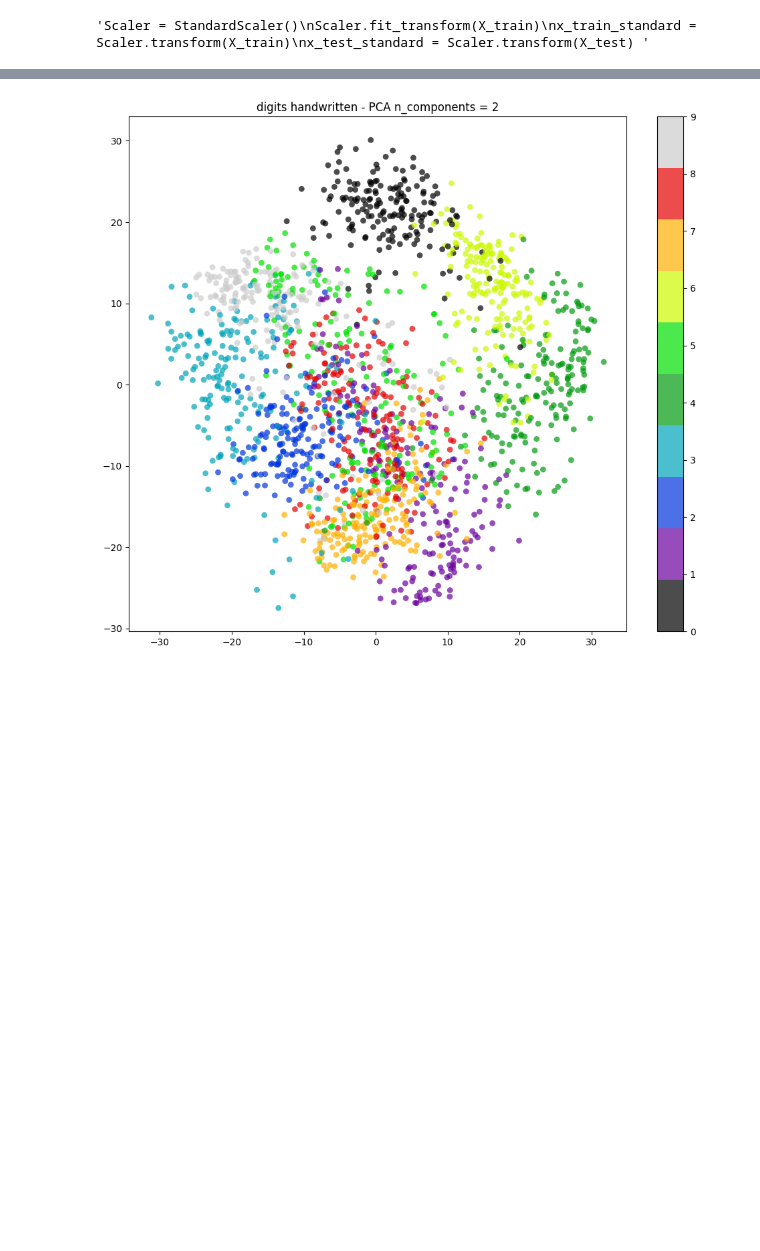
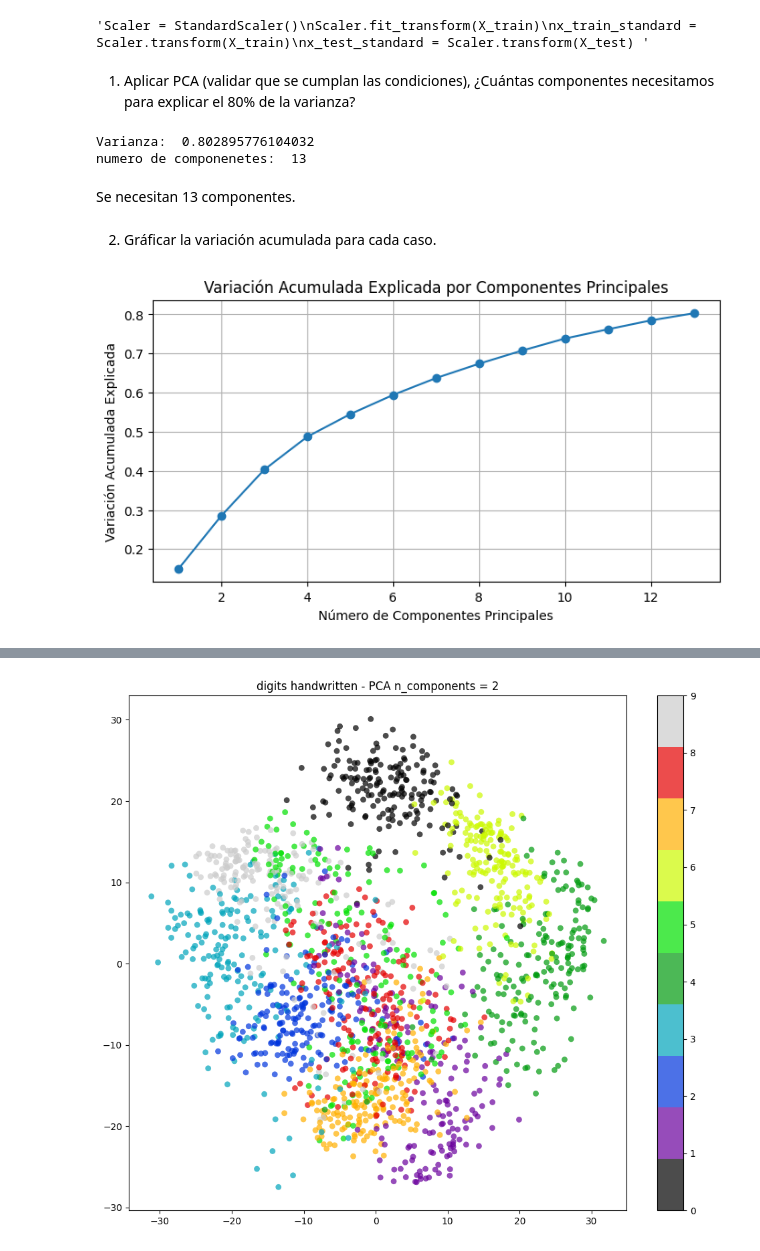
Before and after one commit to FrancoArtale/intro_ia_my_repository, a Jupyter notebook: tp_integrador_enunciado/tpi_parte3.ipynb, the cells around one changed output, grey strips where cells are left out. Saved outputs shown, nothing was run; the diff lists cells and outputs as text; code cells hidden in the pictures; blank space fills up the shorter version.

```diff
--- a/tp_integrador_enunciado/tpi_parte3.ipynb
+++ b/tp_integrador_enunciado/tpi_parte3.ipynb
@@ -83,3 +83,35 @@ x_train_standard = Scaler.transform(X_train)
 x_test_standard = Scaler.transform(X_test) """
 # %% [output]
 'Scaler = StandardScaler()\nScaler.fit_transform(X_train)\nx_train_standard = Scaler.transform(X_train)\nx_test_standard = Scaler.transform(X_test) '
+# %% [markdown]
+1. Aplicar PCA (validar que se cumplan las condiciones), ¿Cuántas componentes necesitamos para explicar el 80% de la varianza?
+# %%
+#APLICAMOS PCA PAR REDUCIR DIMENSIONALIDAD:
+pca = PCA(0.80)#aca podemos elegir que cantidad de componentes que queremos o poner la varianza que queremos reterner.n_components=21
+#principalComponents_train = pca.fit_transform(x_train_standard)
+X_reduced = pca.fit_transform(X)
+
+#varianza explicada por nuestra nueva dimensión de datos:
+print("Varianza: ", sum(pca.explained_variance_ratio_))
+print("numero de componenetes: ", pca.n_components_)
+# %% [output]
+Varianza:  0.802895776104032
+numero de componenetes:  13
+# %% [markdown]
+Se necesitan 13 componentes.
+# %% [markdown]
+2. Gráficar la variación acumulada para cada caso.
+# %%
+# Calcular la variación acumulada explicada
+explained_variance_ratio_cumsum = np.cumsum(pca.explained_variance_ratio_)
+componentes = range(1,pca.n_components_+1)
+# Graficar la variación acumuladas
+plt.figure(figsize=(8,4))
+plt.plot(componentes, explained_variance_ratio_cumsum, marker='o')
+plt.title('Variación Acumulada Explicada por Componentes Principales')
+plt.xlabel('Número de Componentes Principales')
+plt.ylabel('Variación Acumulada Explicada')
+plt.grid(True)
+#plt.show()
+# %% [output]
+[figure, added]
```
Also changed, not shown: parts of 16 cells of this notebook, 2 other files.
